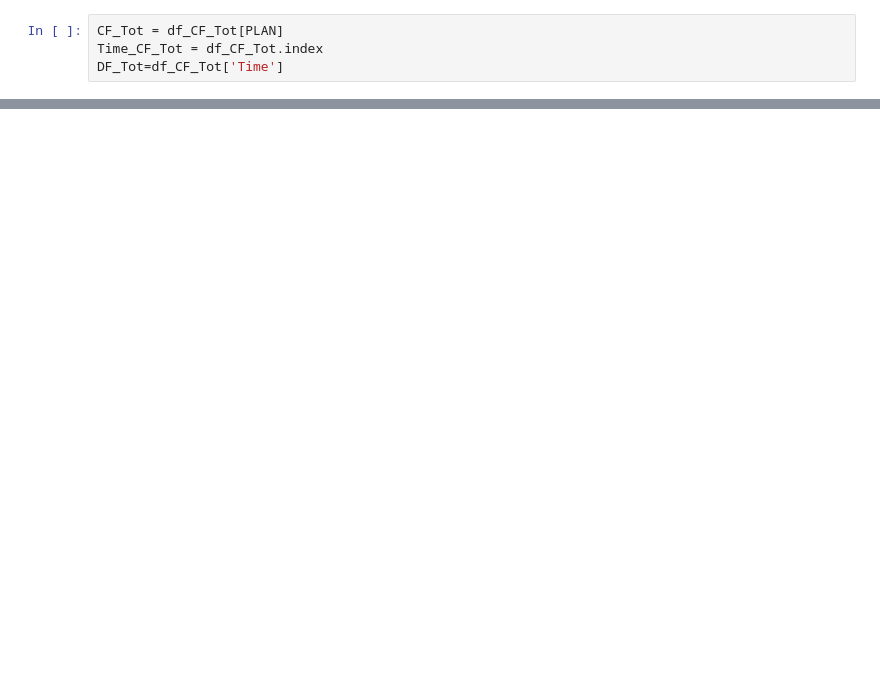
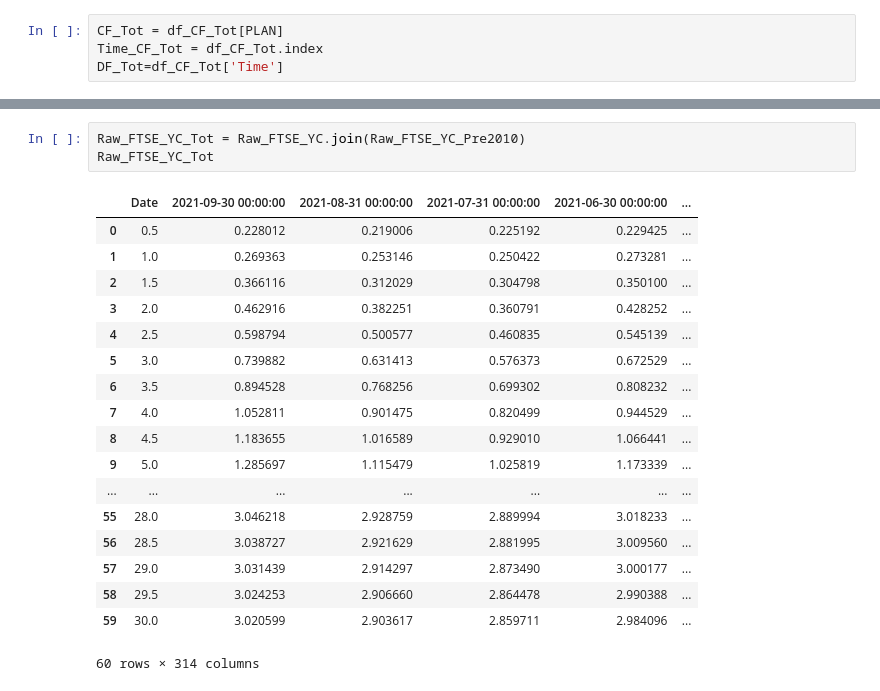
Before and after one commit to pforjoe/SAA, a Jupyter notebook: Liability Model.ipynb, the cells around one changed output, grey strips where cells are left out. Drawn from its saved outputs; the diff is of its cells as text; blank space fills up the shorter version.

```diff
--- a/Liability Model.ipynb
+++ b/Liability Model.ipynb
@@ -283,0 +788,22 @@ IRR
+# %%
+Raw_FTSE_YC_Tot = Raw_FTSE_YC.join(Raw_FTSE_YC_Pre2010)
+Raw_FTSE_YC_Tot
+# %% [output]
+|  | Date | 2021-09-30 00:00:00 | 2021-08-31 00:00:00 | 2021-07-31 00:00:00 | 2021-06-30 00:00:00 | ... |
+| 0 | 0.5 | 0.228012 | 0.219006 | 0.225192 | 0.229425 | ... |
+| 1 | 1.0 | 0.269363 | 0.253146 | 0.250422 | 0.273281 | ... |
+| 2 | 1.5 | 0.366116 | 0.312029 | 0.304798 | 0.350100 | ... |
+| 3 | 2.0 | 0.462916 | 0.382251 | 0.360791 | 0.428252 | ... |
+| 4 | 2.5 | 0.598794 | 0.500577 | 0.460835 | 0.545139 | ... |
+| 5 | 3.0 | 0.739882 | 0.631413 | 0.576373 | 0.672529 | ... |
+| 6 | 3.5 | 0.894528 | 0.768256 | 0.699302 | 0.808232 | ... |
+| 7 | 4.0 | 1.052811 | 0.901475 | 0.820499 | 0.944529 | ... |
+| 8 | 4.5 | 1.183655 | 1.016589 | 0.929010 | 1.066441 | ... |
+| 9 | 5.0 | 1.285697 | 1.115479 | 1.025819 | 1.173339 | ... |
+| ... | ... | ... | ... | ... | ... | ... |
+| 55 | 28.0 | 3.046218 | 2.928759 | 2.889994 | 3.018233 | ... |
+| 56 | 28.5 | 3.038727 | 2.921629 | 2.881995 | 3.009560 | ... |
+| 57 | 29.0 | 3.031439 | 2.914297 | 2.873490 | 3.000177 | ... |
+| 58 | 29.5 | 3.024253 | 2.906660 | 2.864478 | 2.990388 | ... |
+| 59 | 30.0 | 3.020599 | 2.903617 | 2.859711 | 2.984096 | ... |
+60 rows × 314 columns
```
Also changed, not shown: parts of 70 cells of this notebook.
